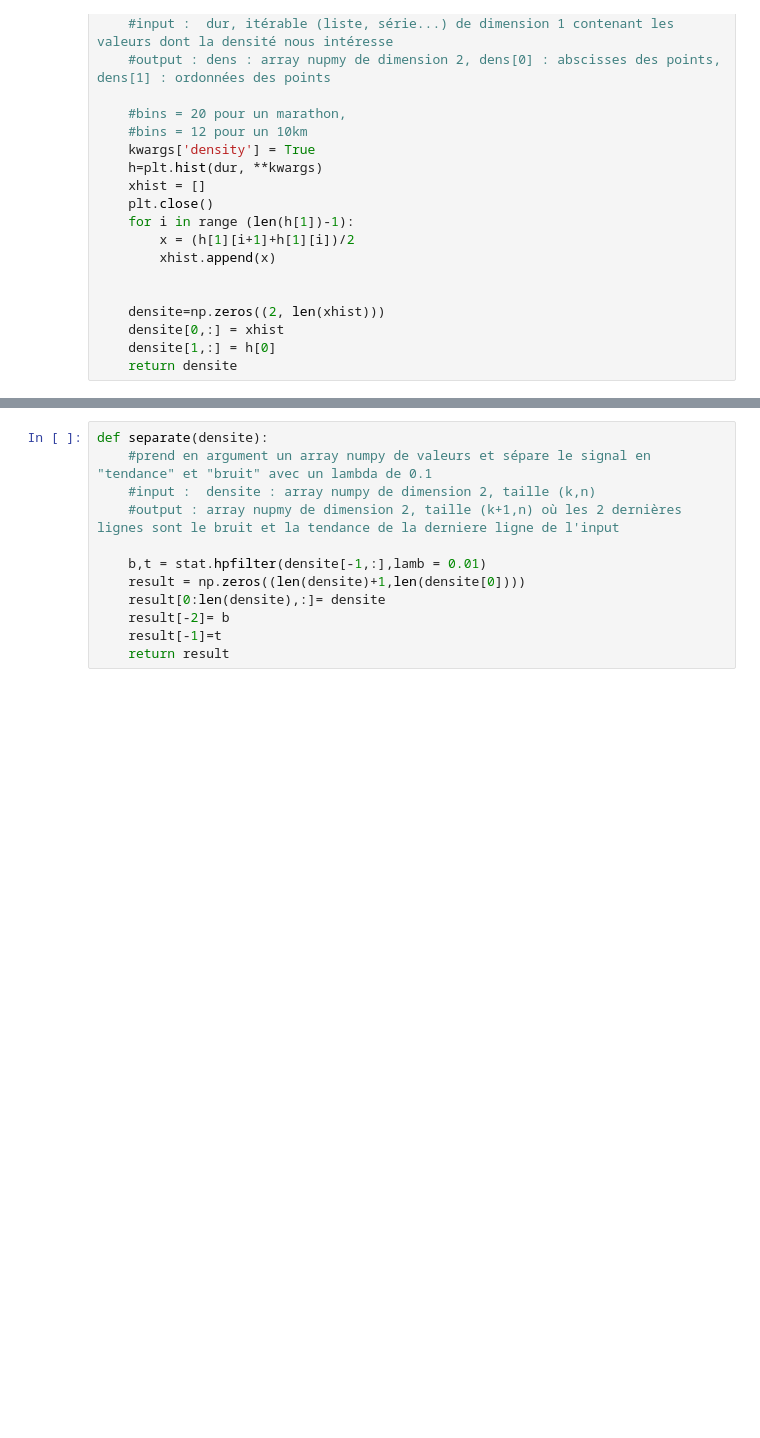
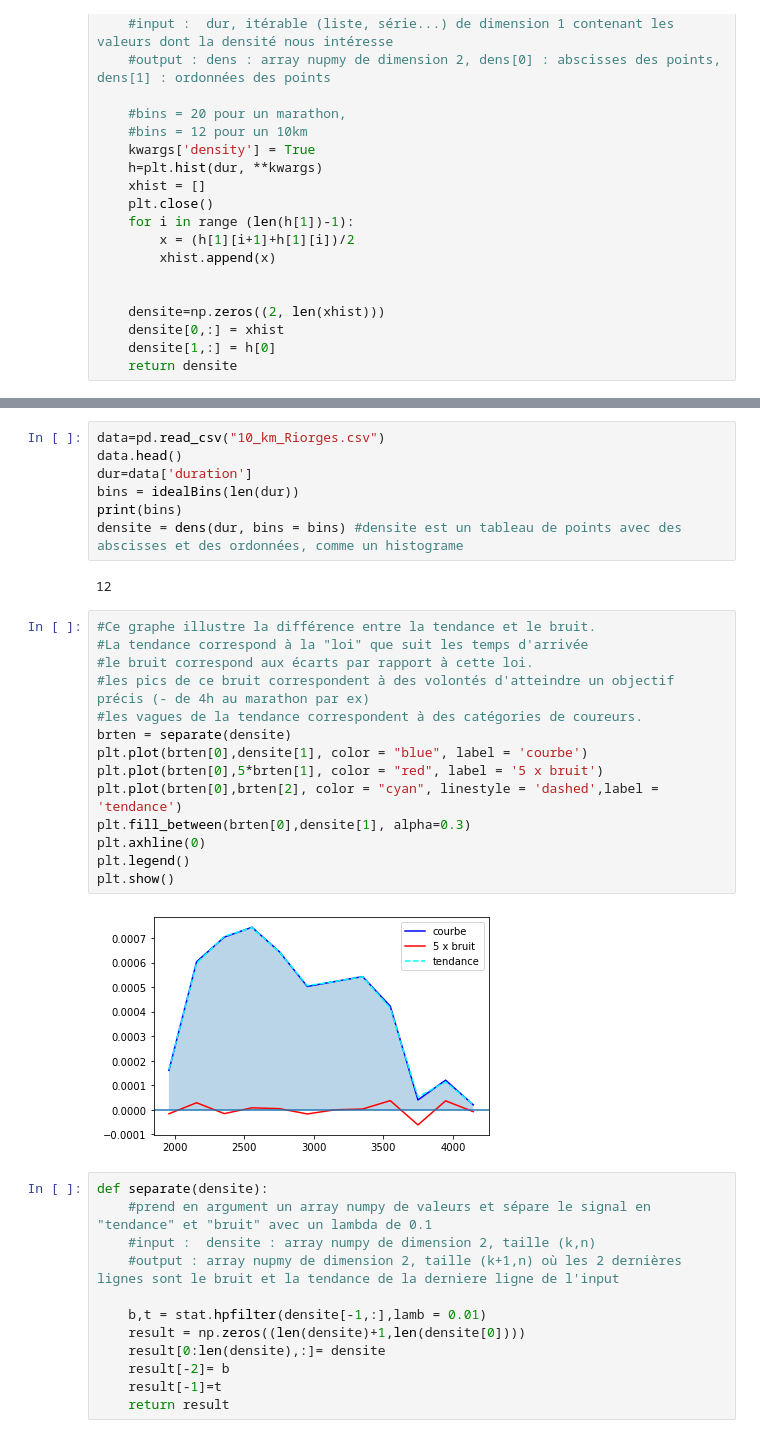
Before and after one commit to Kirscher/ResultAthle, a Jupyter notebook: algoStatCourse.ipynb, the cells around one changed output, grey strips where cells are left out. Drawn from its saved outputs; the diff is of its cells as text; blank space fills up the shorter version.

```diff
--- a/algoStatCourse.ipynb
+++ b/algoStatCourse.ipynb
@@ -46,3 +69,28 @@ def dens(dur,**kwargs):
+# %%
+data=pd.read_csv("10_km_Riorges.csv")
+data.head()
+dur=data['duration']
+bins = idealBins(len(dur))
+print(bins)
+densite = dens(dur, bins = bins) #densite est un tableau de points avec des abscisses et des ordonnées, comme un histograme
+# %% [output]
+12
+# %%
+#Ce graphe illustre la différence entre la tendance et le bruit.
+#La tendance correspond à la "loi" que suit les temps d'arrivée
+#le bruit correspond aux écarts par rapport à cette loi.
+#les pics de ce bruit correspondent à des volontés d'atteindre un objectif précis (- de 4h au marathon par ex)
+#les vagues de la tendance correspondent à des catégories de coureurs.
+brten = separate(densite)
+plt.plot(brten[0],densite[1], color = "blue", label = 'courbe')
+plt.plot(brten[0],5*brten[1], color = "red", label = '5 x bruit')
+plt.plot(brten[0],brten[2], color = "cyan", linestyle = 'dashed',label = 'tendance')
+plt.fill_between(brten[0],densite[1], alpha=0.3)
+plt.axhline(0)
+plt.legend()
+plt.show()
+# %% [output]
+[figure, added]
 # %%
 def separate(densite):
     #prend en argument un array numpy de valeurs et sépare le signal en "tendance" et "bruit" avec un lambda de 0.1
```
Also changed, not shown: parts of 2 cells of this notebook.
